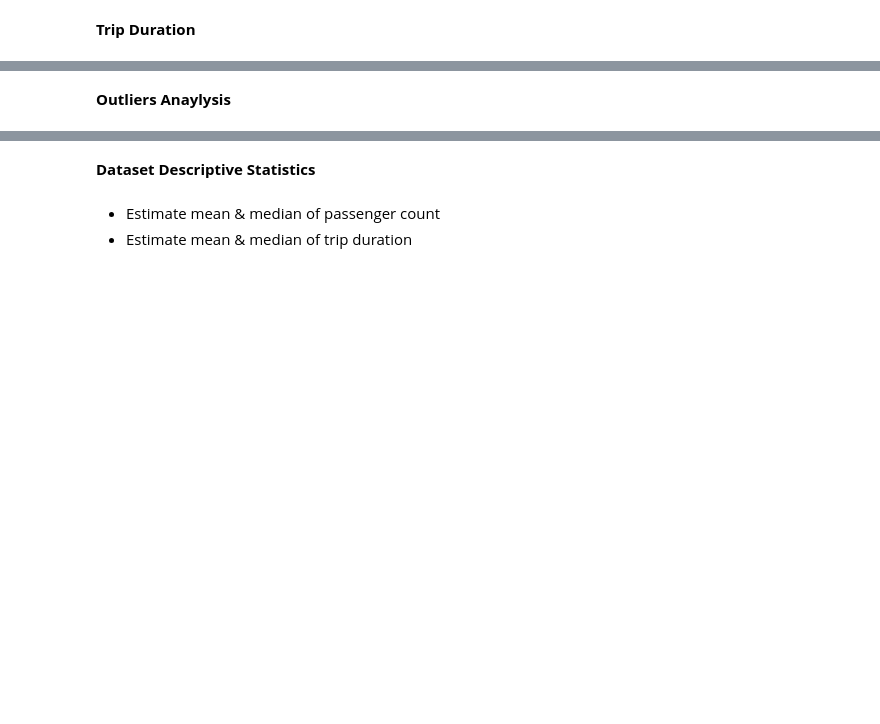
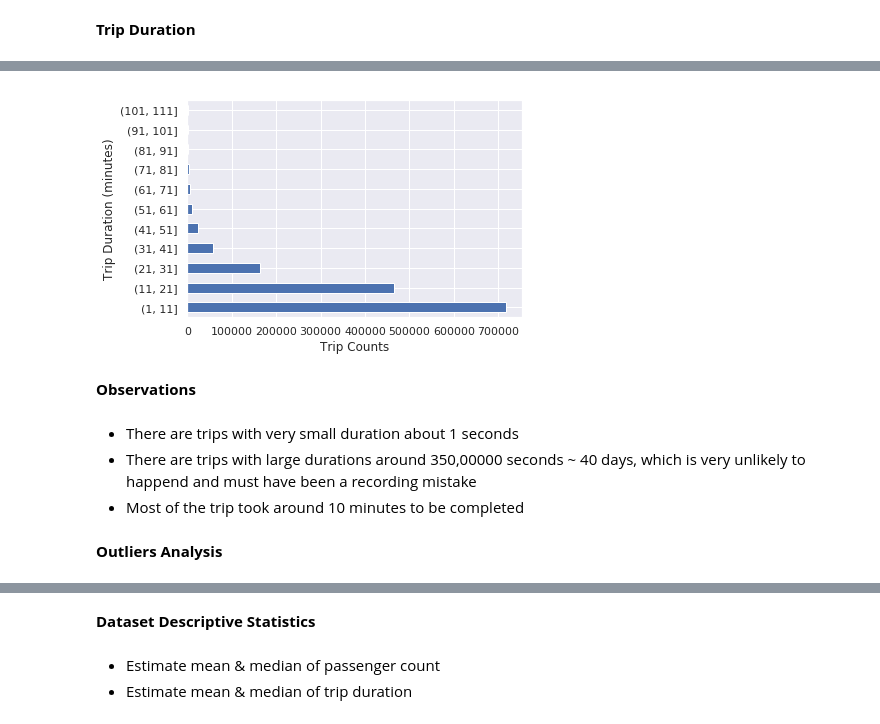
Before and after one commit to Manarabdelaty/Taxi-Rides, a Jupyter notebook: Taxi-EDA.ipynb, the cells around one changed output, grey strips where cells are left out. Drawn from its saved outputs; the diff is of its cells as text; code cells hidden in the pictures; blank space fills up the shorter version.

```diff
--- a/Taxi-EDA.ipynb
+++ b/Taxi-EDA.ipynb
@@ -366,2 +430,15 @@ min_dur = np.min(data['trip_duration'])
+# %%
+(data['trip_duration']/60).groupby(pd.cut((data['trip_duration']/60), np.arange(1,120,10))).count().plot(kind='barh')
+plt.xlabel('Trip Counts')
+plt.ylabel('Trip Duration (minutes)')
+plt.show()
+# %% [output]
+[figure, added]
+# %% [markdown]
+**Observations**
+# %% [markdown]
+- There are trips with very small duration about 1 seconds
+- There are trips with large durations around 350,00000 seconds ~ 40 days, which is very unlikely to happend and must have been a recording mistake
+- Most of the trip took around 10 minutes to be completed
 # %% [markdown]
-**Outliers Anaylysis**
+**Outliers Analysis**
```
Also changed, not shown: parts of 96 cells of this notebook.
